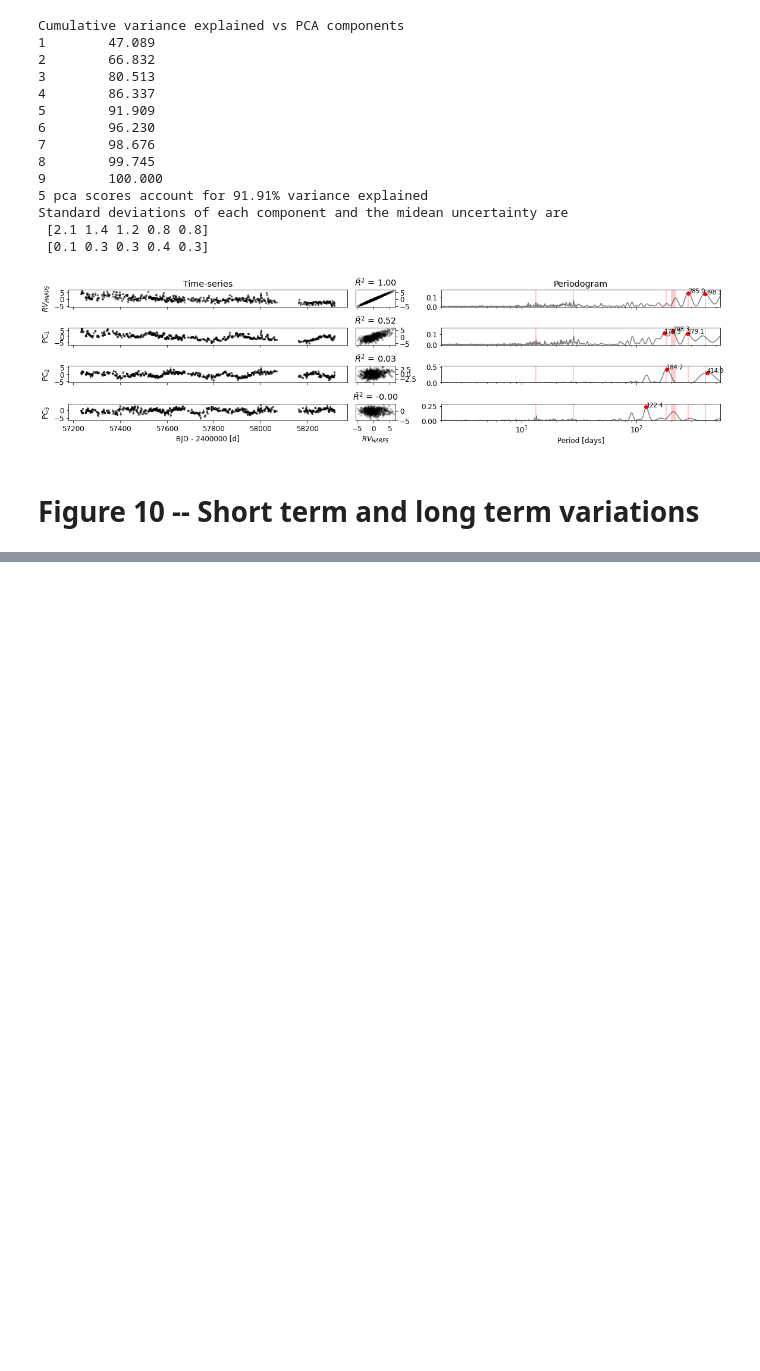
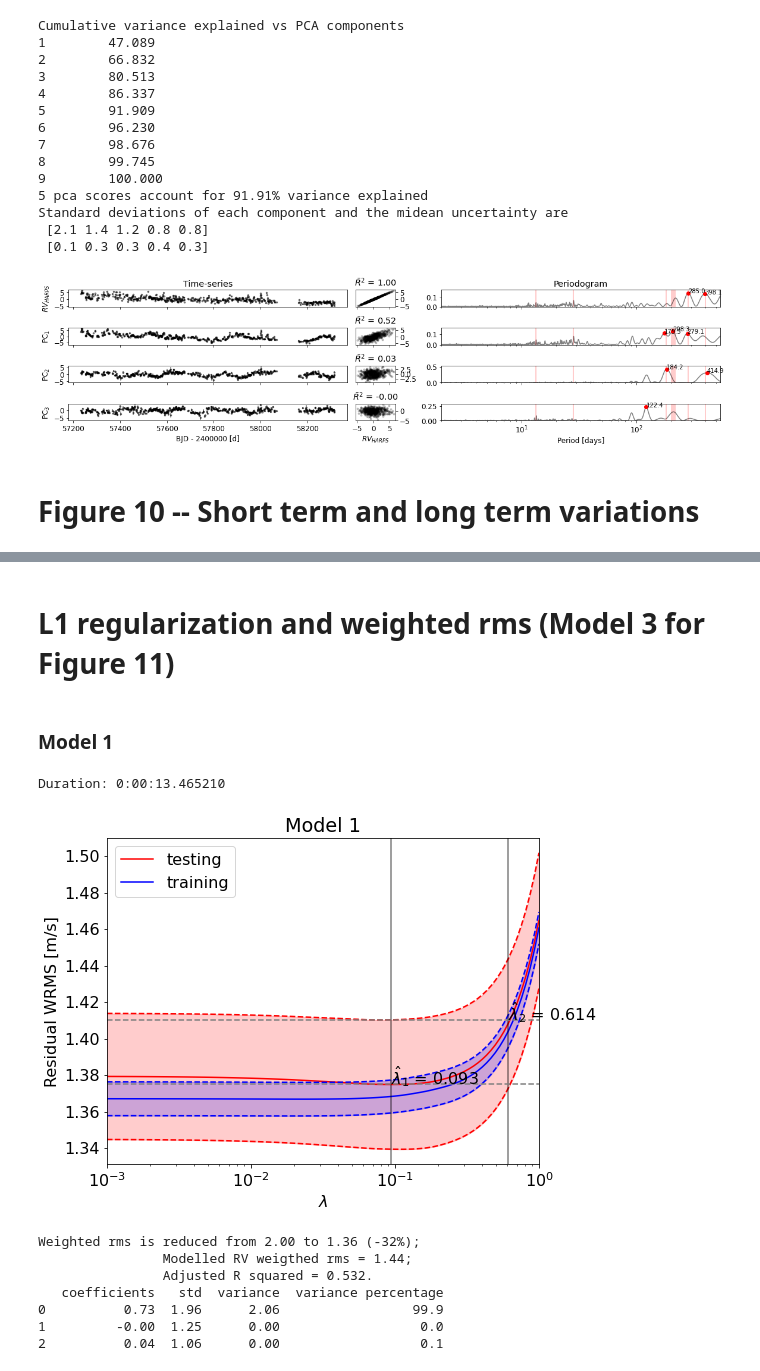
Before and after one commit to jinglinzhao/FIESTA-II, a Jupyter notebook: HARPS-N.ipynb, the cells around one changed output, grey strips where cells are left out. Cells and saved outputs as stored; diff of their text form; code cells hidden in the pictures; blank space fills up the shorter version.

Commit message:
Figure 11

```diff
--- a/HARPS-N.ipynb
+++ b/HARPS-N.ipynb
@@ -757,0 +675,18 @@ def plot_all_but_corr(k_mode, t, ind, eind, height_ratio, ts_xlabel, pe_xlabel,
+# %% [markdown]
+# L1 regularization and weighted rms (Model 3 for Figure 11)
+# %% [markdown]
+### Model 1
+# %%
+feature_matrix = weighted_pca_score[:,0:3] #(567,3)
+scores_test_mean, scores_train_mean, scores_test_std_mean, scores_train_std_mean, alpna_n = lasso_lambda(X=feature_matrix, Y=rv_daily, Weight=1/erv_daily**2, alphas=np.logspace(-3, -0, 100), n_folds=5, N=11, title='Model 1', file_name='Figure/CV_score1')
+y_hat1, w_std_all, w_rms1, score1, df1 = mlr(feature_matrix, target_vector=rv_daily, etarget_vector=erv_daily, alpha=0.05, lag='False')
+# %% [output]
+Duration: 0:00:13.465210
+[figure, added]
+Weighted rms is reduced from 2.00 to 1.36 (-32%);
+                Modelled RV weigthed rms = 1.44;
+                Adjusted R squared = 0.532.
+   coefficients   std  variance  variance percentage
+0          0.73  1.96      2.06                 99.9
+1         -0.00  1.25      0.00                  0.0
+2          0.04  1.06      0.00                  0.1
```
Also changed, not shown: parts of 13 cells of this notebook, 5 other files.
